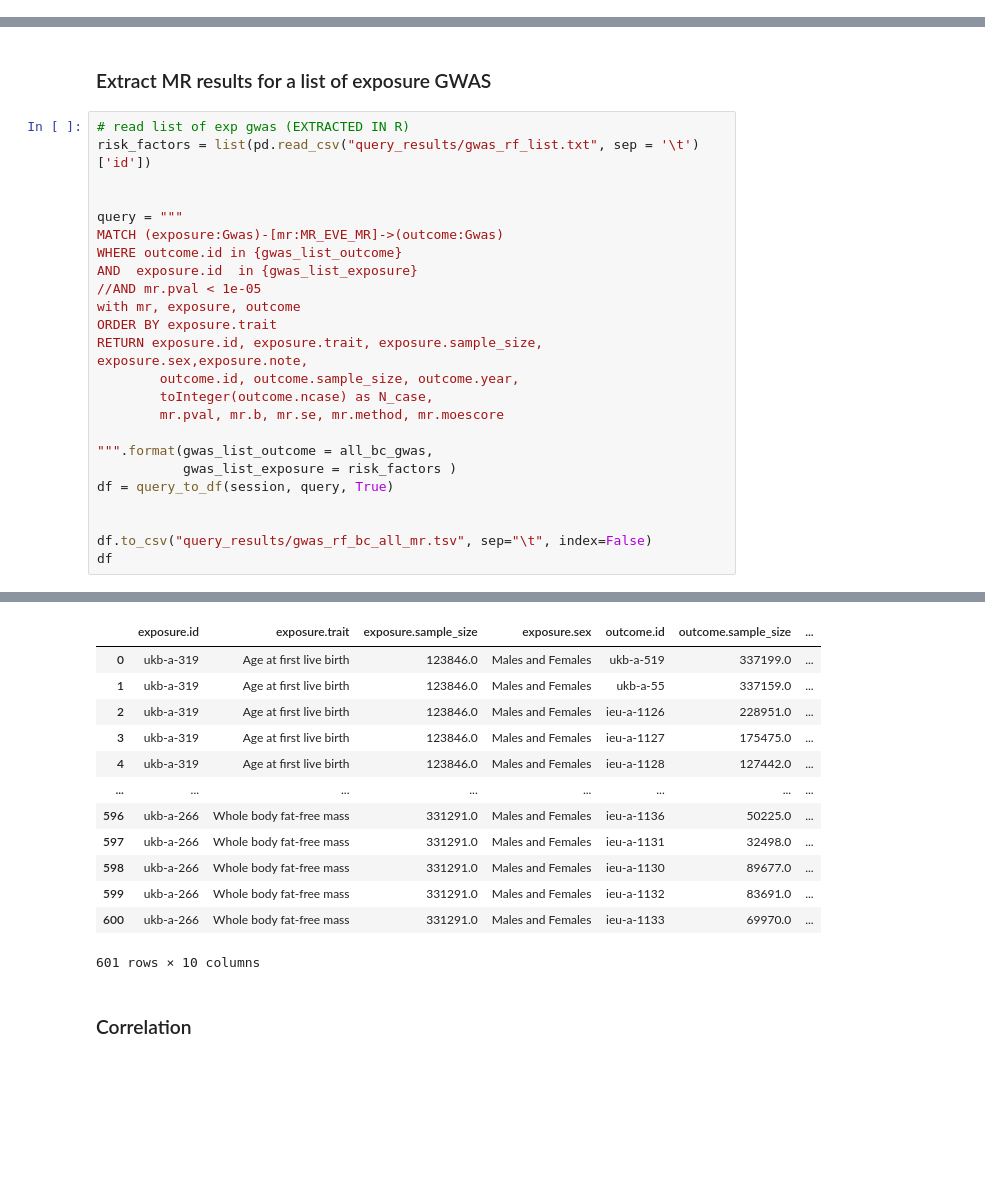
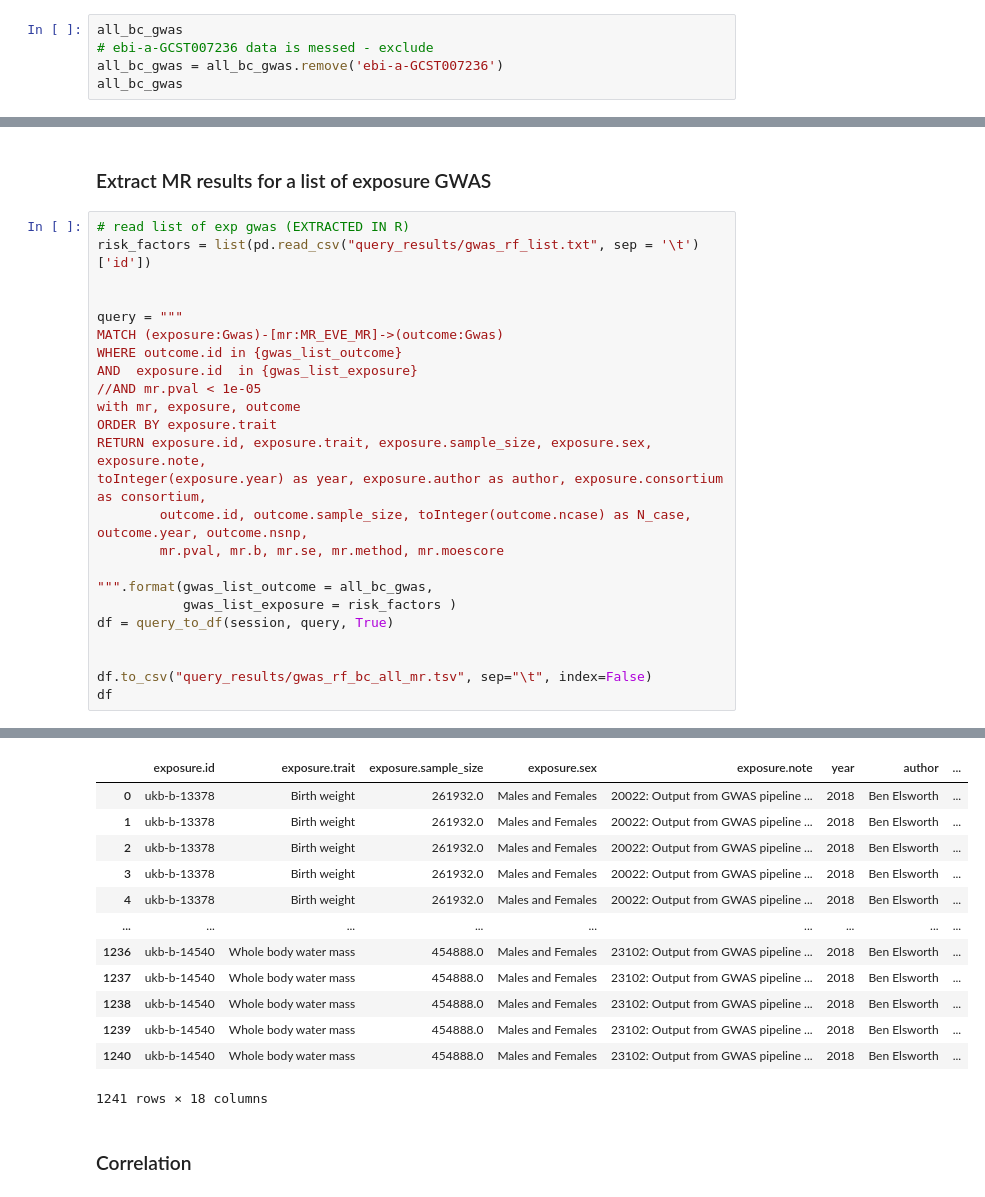
Before and after one commit to mvab/epigraphdb-breast-cancer, a Jupyter notebook: 6_breast_cancer_gwas_mr.ipynb, the cells around one changed output, grey strips where cells are left out. Saved outputs shown, nothing was run; the diff lists cells and outputs as text; blank space fills up the shorter version.

Commit message:
tidy up input workflow and review anthro traits

```diff
--- a/6_breast_cancer_gwas_mr.ipynb
+++ b/6_breast_cancer_gwas_mr.ipynb
@@ -127,0 +108,5 @@ all_bc_gwas
+# %%
+all_bc_gwas
+# ebi-a-GCST007236 data is messed - exclude
+all_bc_gwas = all_bc_gwas.remove('ebi-a-GCST007236')
+all_bc_gwas
@@ -254,9 +257,9 @@ AND  exposure.id  in {gwas_list_exposure}
 //AND mr.pval < 1e-05
 with mr, exposure, outcome
 ORDER BY exposure.trait
-RETURN exposure.id, exposure.trait, exposure.sample_size, exposure.sex,exposure.note,
-        outcome.id, outcome.sample_size, outcome.year,
-        toInteger(outcome.ncase) as N_case,
+RETURN exposure.id, exposure.trait, exposure.sample_size, exposure.sex, exposure.note,
+toInteger(exposure.year) as year, exposure.author as author, exposure.consortium as consortium,
+        outcome.id, outcome.sample_size, toInteger(outcome.ncase) as N_case, outcome.year, outcome.nsnp,
         mr.pval, mr.b, mr.se, mr.method, mr.moescore
 
 """.format(gwas_list_outcome = all_bc_gwas,
@@ -278,16 +283,16 @@ RETURN exposure.id, exposure.trait, exposure.sample_size, exposure.sex,
-|  | exposure.id | exposure.trait | exposure.sample_size | exposure.sex | outcome.id | outcome.sample_size | ... |
-| 0 | ukb-a-319 | Age at first live birth | 123846.0 | Males and Females | ukb-a-519 | 337199.0 | ... |
-| 1 | ukb-a-319 | Age at first live birth | 123846.0 | Males and Females | ukb-a-55 | 337159.0 | ... |
-| 2 | ukb-a-319 | Age at first live birth | 123846.0 | Males and Females | ieu-a-1126 | 228951.0 | ... |
-| 3 | ukb-a-319 | Age at first live birth | 123846.0 | Males and Females | ieu-a-1127 | 175475.0 | ... |
-| 4 | ukb-a-319 | Age at first live birth | 123846.0 | Males and Females | ieu-a-1128 | 127442.0 | ... |
-| ... | ... | ... | ... | ... | ... | ... | ... |
-| 596 | ukb-a-266 | Whole body fat-free mass | 331291.0 | Males and Females | ieu-a-1136 | 50225.0 | ... |
-| 597 | ukb-a-266 | Whole body fat-free mass | 331291.0 | Males and Females | ieu-a-1131 | 32498.0 | ... |
-| 598 | ukb-a-266 | Whole body fat-free mass | 331291.0 | Males and Females | ieu-a-1130 | 89677.0 | ... |
-| 599 | ukb-a-266 | Whole body fat-free mass | 331291.0 | Males and Females | ieu-a-1132 | 83691.0 | ... |
-| 600 | ukb-a-266 | Whole body fat-free mass | 331291.0 | Males and Females | ieu-a-1133 | 69970.0 | ... |
+|  | exposure.id | exposure.trait | exposure.sample_size | exposure.sex | exposure.note | year | author | ... |
+| 0 | ukb-b-13378 | Birth weight | 261932.0 | Males and Females | 20022: Output from GWAS pipeline ... | 2018 | Ben Elsworth | ... |
+| 1 | ukb-b-13378 | Birth weight | 261932.0 | Males and Females | 20022: Output from GWAS pipeline ... | 2018 | Ben Elsworth | ... |
+| 2 | ukb-b-13378 | Birth weight | 261932.0 | Males and Females | 20022: Output from GWAS pipeline ... | 2018 | Ben Elsworth | ... |
+| 3 | ukb-b-13378 | Birth weight | 261932.0 | Males and Females | 20022: Output from GWAS pipeline ... | 2018 | Ben Elsworth | ... |
+| 4 | ukb-b-13378 | Birth weight | 261932.0 | Males and Females | 20022: Output from GWAS pipeline ... | 2018 | Ben Elsworth | ... |
+| ... | ... | ... | ... | ... | ... | ... | ... | ... |
+| 1236 | ukb-b-14540 | Whole body water mass | 454888.0 | Males and Females | 23102: Output from GWAS pipeline ... | 2018 | Ben Elsworth | ... |
+| 1237 | ukb-b-14540 | Whole body water mass | 454888.0 | Males and Females | 23102: Output from GWAS pipeline ... | 2018 | Ben Elsworth | ... |
+| 1238 | ukb-b-14540 | Whole body water mass | 454888.0 | Males and Females | 23102: Output from GWAS pipeline ... | 2018 | Ben Elsworth | ... |
+| 1239 | ukb-b-14540 | Whole body water mass | 454888.0 | Males and Females | 23102: Output from GWAS pipeline ... | 2018 | Ben Elsworth | ... |
+| 1240 | ukb-b-14540 | Whole body water mass | 454888.0 | Males and Females | 23102: Output from GWAS pipeline ... | 2018 | Ben Elsworth | ... |
-601 rows × 10 columns
+1241 rows × 18 columns
 # %% [markdown]
 ### Correlation
 # %%
```
Also changed, not shown: parts of 5 cells of this notebook, 3 other files.
